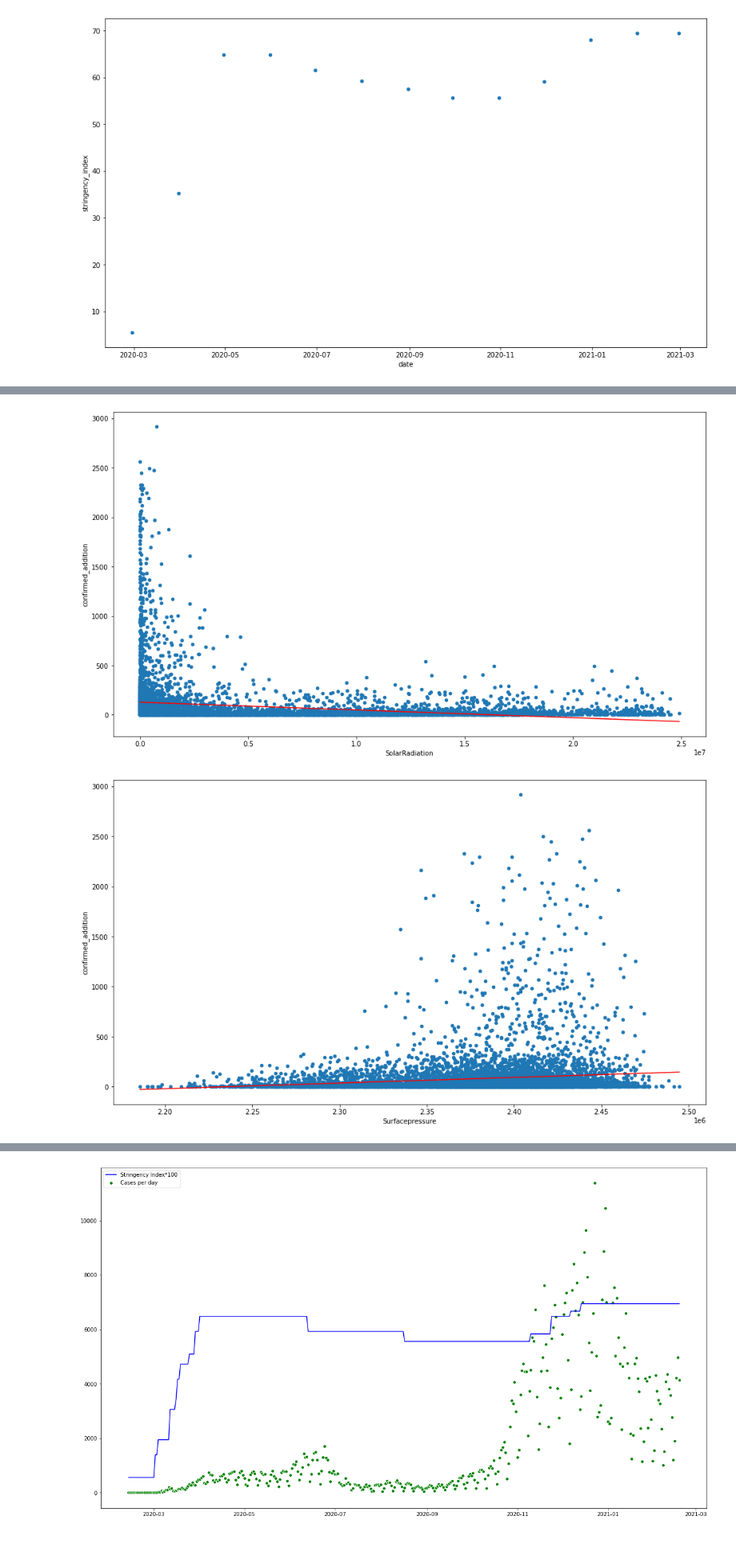
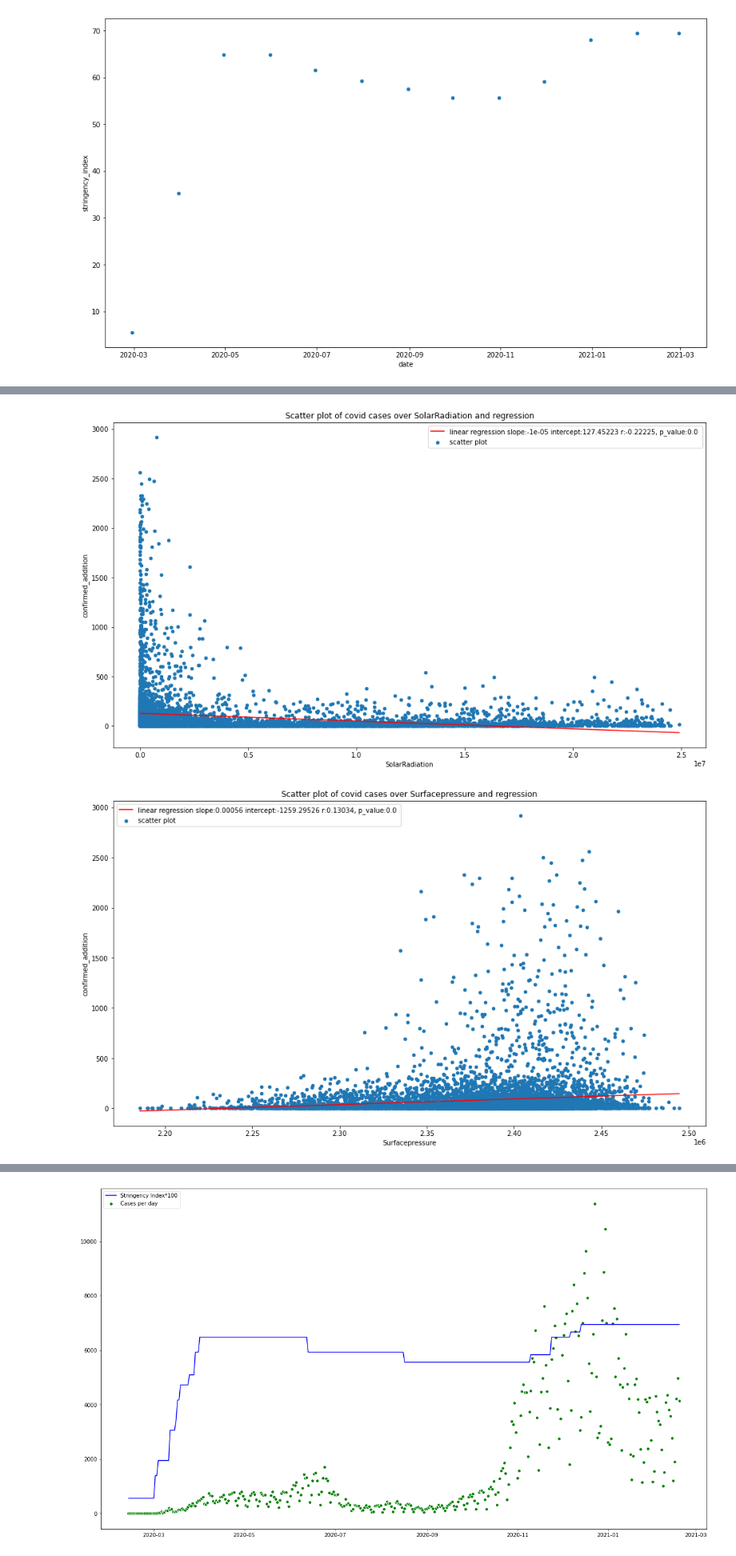
Before and after one commit to ranUser01/Covid-development-in-Sweden, a Jupyter notebook: notebooks/project_handin.ipynb, the cells around one changed output, grey strips where cells are left out. Shown at 80% size. Cells and saved outputs as stored; diff of their text form; code cells hidden in the pictures.

```diff
--- a/notebooks/project_handin.ipynb
+++ b/notebooks/project_handin.ipynb
@@ -274,5 +272,5 @@ ys = ['confirmed_addition', 'RelativeHumiditySurface', 'SolarRadiation', 'Surfac
 
 # N to N plots of variable on a given day
 for y in ys:
-    SE_dataset_by_date.plot(xs,y, figsize=(10,5), kind="scatter")
+    SE_dataset_by_date.plot(xs,y, figsize=(16,9), kind="scatter")
 # %% [output]
@@ -343,13 +341,20 @@ ys = ['RelativeHumiditySurface', 'SolarRadiation', 'Surfacepressure',
 
 
 for y in ys:
-    ax = SE_dataset.plot(y, xs, figsize=(16,9), kind = "scatter")
+    ax = SE_dataset.plot(y, xs, figsize=(16,9), kind = "scatter",label = "scatter plot")
     min_x= np.min(SE_dataset[y])
     max_x= np.max(SE_dataset[y])
 
-    slope, intercept, _,_,_ = linregress(SE_dataset[y],SE_dataset[xs])
+    slope, intercept, r, p_value,_ = linregress(SE_dataset[y],SE_dataset[xs])
 
     x1=np.linspace(min_x, max_x)
     y1=slope*x1+intercept
-    plt.plot(x1,y1,'-r')
+    plt.plot(x1,y1,'-r',label = f"linear regression slope:{round(slope,5)} intercept:{round(intercept,5)} r:{round(r,5)}, p_value:{round(p_value,5)} ")
+
+
+    plt.title(f"Scatter plot of covid cases over {y} and regression")
+
+    plt.legend()
+
+    plt.show()
 # %% [output]
@@ -357,2 +362,2 @@ for y in ys:
-[figure, old version]
+[figure, new version]
-[figure, old version]
+[figure, new version]
```
Also changed, not shown: parts of 13 cells of this notebook.
